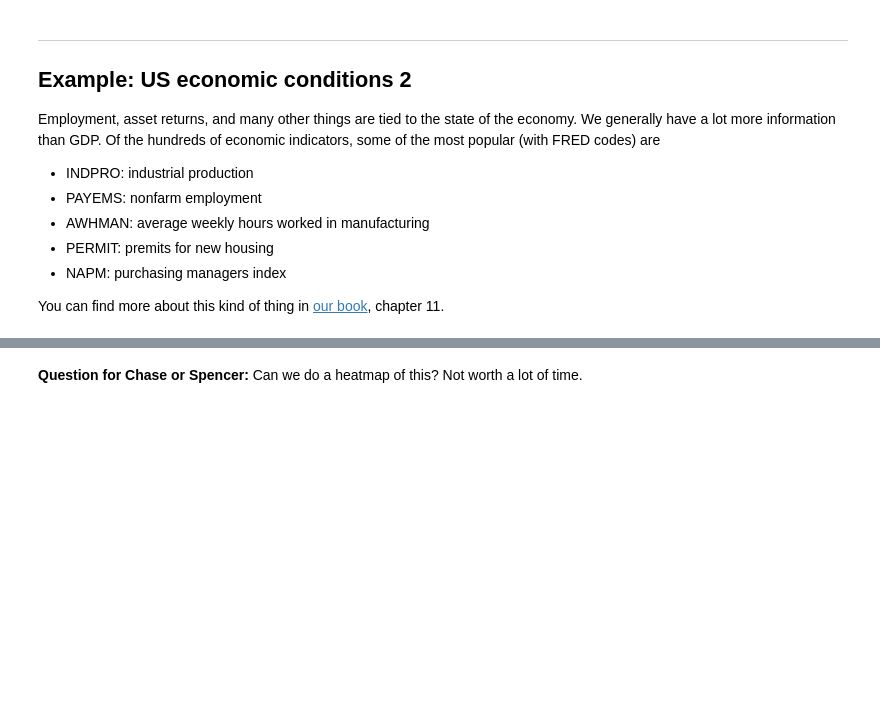
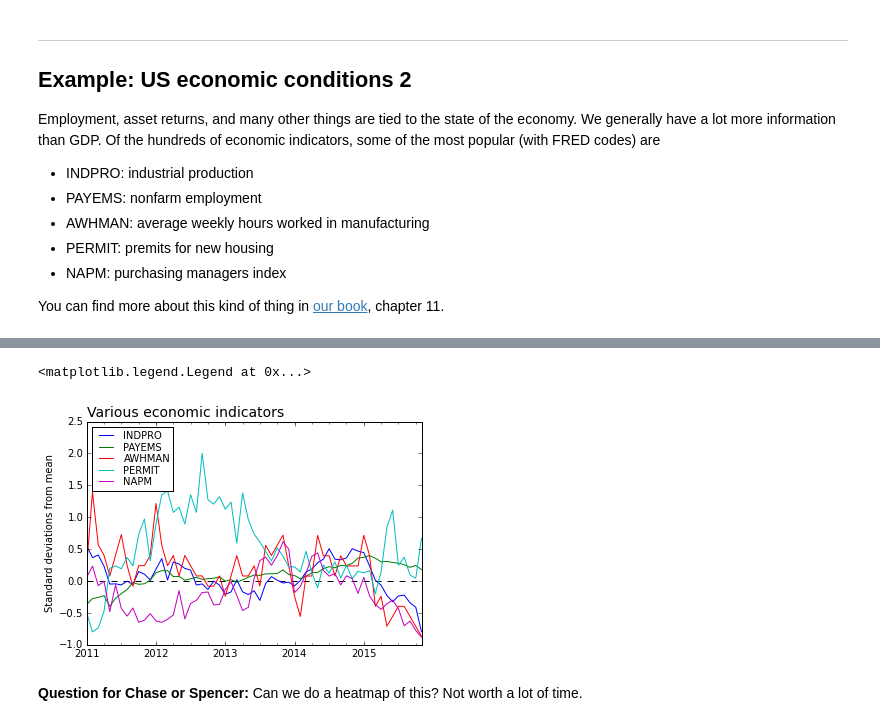
Before and after one commit to DaveBackus/Data_Bootcamp, a Jupyter notebook: Code/IPython/bootcamp_examples.ipynb, the cells around one changed output, grey strips where cells are left out. Saved outputs shown, nothing was run; the diff lists cells and outputs as text; code cells hidden in the pictures; blank space fills up the shorter version.

```diff
--- a/Code/IPython/bootcamp_examples.ipynb
+++ b/Code/IPython/bootcamp_examples.ipynb
@@ -187,3 +223,17 @@ ax.legend().set_visible(False)
+# %%
+# focus on recent past
+recent_date = dt.datetime(2011, 1, 1)
+g_std = g_std[g_std.index>=recent_date]
+# %%
+ax = g_std.plot()
+ax.set_title('Various economic indicators', fontsize=14, loc='left')
+ax.set_ylabel('Standard deviations from mean')
+ax.set_xlabel('')
+ax.hlines(y=0, xmin=recent_date, xmax=end, linestyles='dashed')
+ax.legend(loc='upper left', fontsize=10, handlelength=2, labelspacing=0.15)
+# %% [output]
+<matplotlib.legend.Legend at 0x...>
+[figure, added]
 # %% [markdown]
 **Question for Chase or Spencer:** Can we do a heatmap of this?  Not worth a lot of time.
 # %% [markdown]
```
Also changed, not shown: parts of 12 cells of this notebook, 16 other files.
